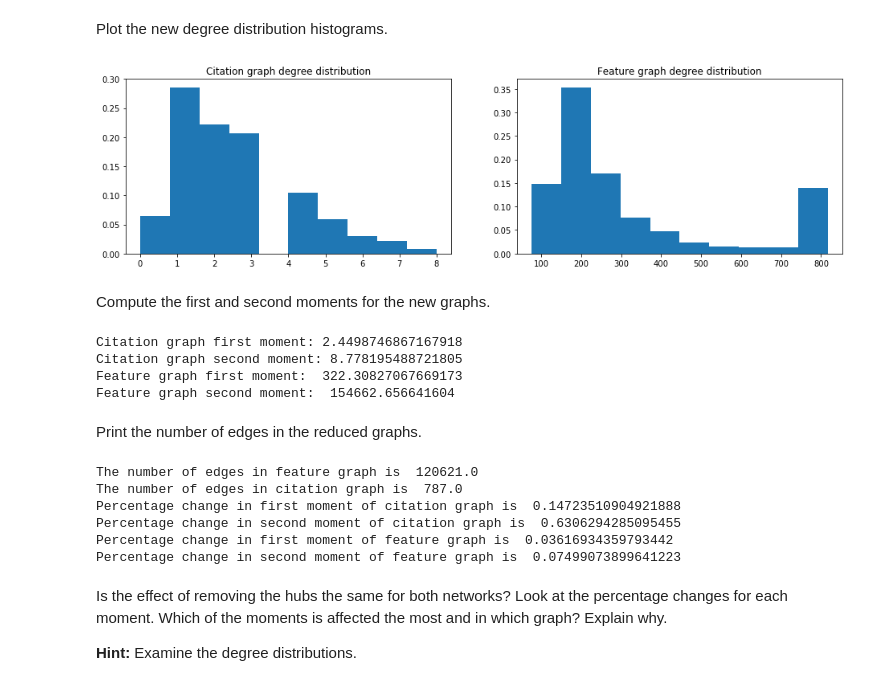
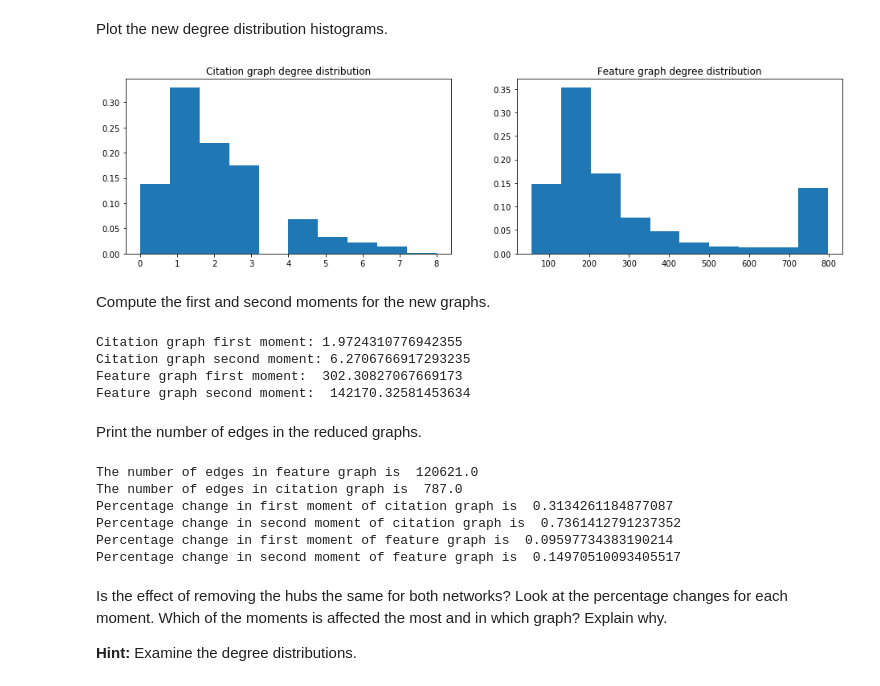
Before and after one commit to xiaohai12/ntds2019, a Jupyter notebook: assignments/1_network_science.ipynb, the cells around one changed output. Drawn from its saved outputs; the diff is of its cells as text; code cells hidden in the pictures.

```diff
--- a/assignments/1_network_science.ipynb
+++ b/assignments/1_network_science.ipynb
@@ -86,9 +83,8 @@ For the research field  Case_Based we have  298  papers
 Select all papers from a field of your choice and store their feature vectors into a NumPy array.
 Check its shape.
 # %%
-my_field = paper_names[0]
+my_field = pd_content['class_label'][0]
 features = pd_content[pd_content['class_label'] == my_field]
-features = features[word_attributes]
-features = np.array(features)
-features.shape
+features = features[word_attributes].to_numpy()
+print('the field '+my_field + ' has feature vectors with shape',features.shape)
 # %% [output]
@@ -127,7 +123,7 @@ First, let us choose the mean distance as the threshold.
 # %%
 threshold = mean_distance
 A_feature = distance + np.eye(my_paper_num) * threshold # always ensure that the diagonal element is zero
-A_feature = (A_feature < threshold).astype(np.float)
+A_feature = (A_feature < threshold).astype(int)
 # %% [markdown]
 Now read the `cora.cites` file and construct the citation graph by converting the given citation connections into an adjacency matrix.
 # %%
@@ -149,9 +145,7 @@ A_citation.shape
 Get the adjacency matrix of the citation graph for the field that you chose.
 You have to appropriately reduce the adjacency matrix of the citation graph.
 # %%
-
-mask = pd_content['class_label'] != my_field
-mask = np.array(mask)
+mask = (pd_content['class_label'] != my_field).to_numpy()
 A_citation = np.delete(A_citation, np.arange(total_paper_num)[mask], axis = 0)
 A_citation = np.delete(A_citation, np.arange(total_paper_num)[mask], axis = 1)
 print(A_citation.shape)
@@ -250,19 +243,19 @@ axes[1, 1].spy(reduced_A_citation);
 # %% [markdown]
 Plot the new degree distribution histograms.
 # %%
-
-reduced_degrees_feat = np.delete(degrees_feature, index_feature)
-reduced_degrees_cit = np.delete(degrees_citation, index_citation)
+## modify
+reduced_degrees_feat = np.sum(reduced_A_feature, axis = 1)
+reduced_degrees_cit = np.sum(reduced_A_citation, axis = 1)
 
 deg_hist_normalization = np.ones(reduced_degrees_feat.shape[0])/reduced_degrees_feat.shape[0]
 
 fig, axes = plt.subplots(1, 2, figsize=(16, 4))
 axes[0].set_title('Citation graph degree distribution')
 axes[0].hist(reduced_degrees_cit, weights=deg_hist_normalization);
 axes[1].set_title('Feature graph degree distribution')
 axes[1].hist(reduced_degrees_feat, weights=deg_hist_normalization);
 # %% [output]
-[figure, old version]
+[figure, new version]
 # %% [markdown]
 Compute the first and second moments for the new graphs.
 # %%
@@ -277,16 +270,15 @@ print("Citation graph second moment:", reduced_cit_moment_2)
 print("Feature graph first moment: ", reduced_feat_moment_1)
 print("Feature graph second moment: ", reduced_feat_moment_2)
 # %% [output]
-Citation graph first moment: 2.4498746867167918
-Citation graph second moment: 8.778195488721805
-Feature graph first moment:  322.30827067669173
-Feature graph second moment:  154662.656641604
+Citation graph first moment: 1.9724310776942355
+Citation graph second moment: 6.2706766917293235
+Feature graph first moment:  302.30827067669173
+Feature graph second moment:  142170.32581453634
 # %% [markdown]
 Print the number of edges in the reduced graphs.
 # %%
-
-print('The number of edges in feature graph is ', np.sum(np.sum(reduced_A_feature)) / 2)
-print('The number of edges in citation graph is ', np.sum(np.sum(reduced_A_citation)) / 2)
+print('The number of edges in feature graph is ', reduced_A_feature.sum() / 2)
+print('The number of edges in citation graph is ', reduced_A_citation.sum() / 2)
 
 ###examine the percentage changes for each moment
 print('Percentage change in first moment of citation graph is ', (cit_moment_1 - reduced_cit_moment_1) / cit_moment_1)
@@ -296,10 +288,10 @@ print('Percentage change in second moment of feature graph is ', (feat_moment_2
 # %% [output]
 The number of edges in feature graph is  120621.0
 The number of edges in citation graph is  787.0
-Percentage change in first moment of citation graph is  0.14723510904921888
-Percentage change in second moment of citation graph is  0.6306294285095455
-Percentage change in first moment of feature graph is  0.03616934359793442
-Percentage change in second moment of feature graph is  0.07499073899641223
+Percentage change in first moment of citation graph is  0.3134261184877087
+Percentage change in second moment of citation graph is  0.7361412791237352
+Percentage change in first moment of feature graph is  0.09597734383190214
+Percentage change in second moment of feature graph is  0.14970510093405517
 # %% [markdown]
 Is the effect of removing the hubs the same for both networks? Look at the percentage changes for each moment. Which of the moments is affected the most and in which graph? Explain why.
 
```
Also changed, not shown: parts of 27 cells of this notebook.
